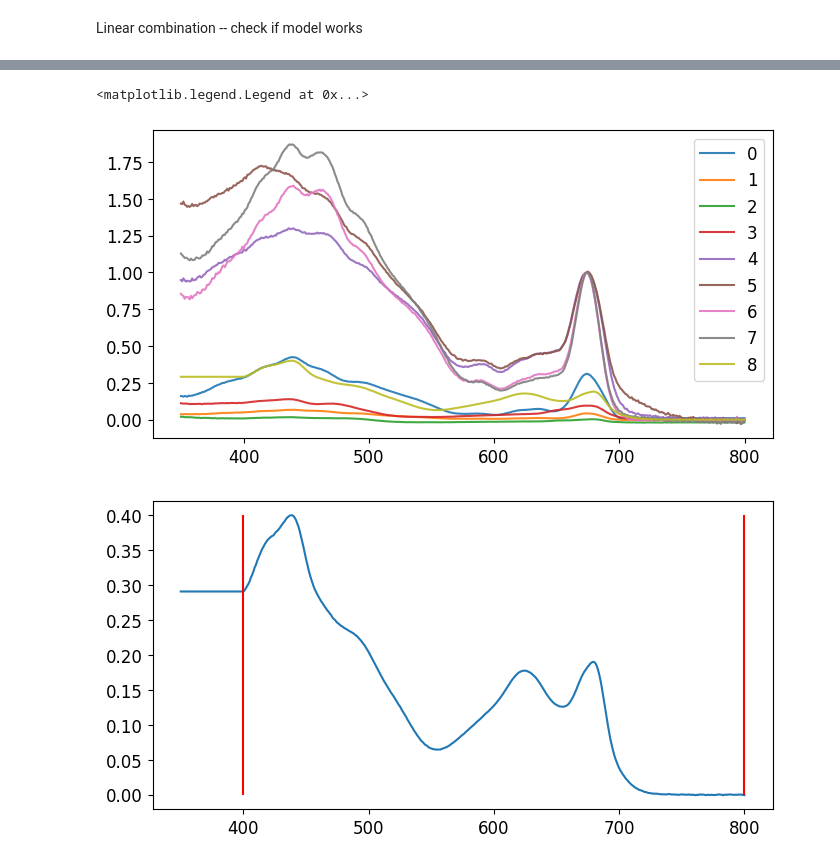
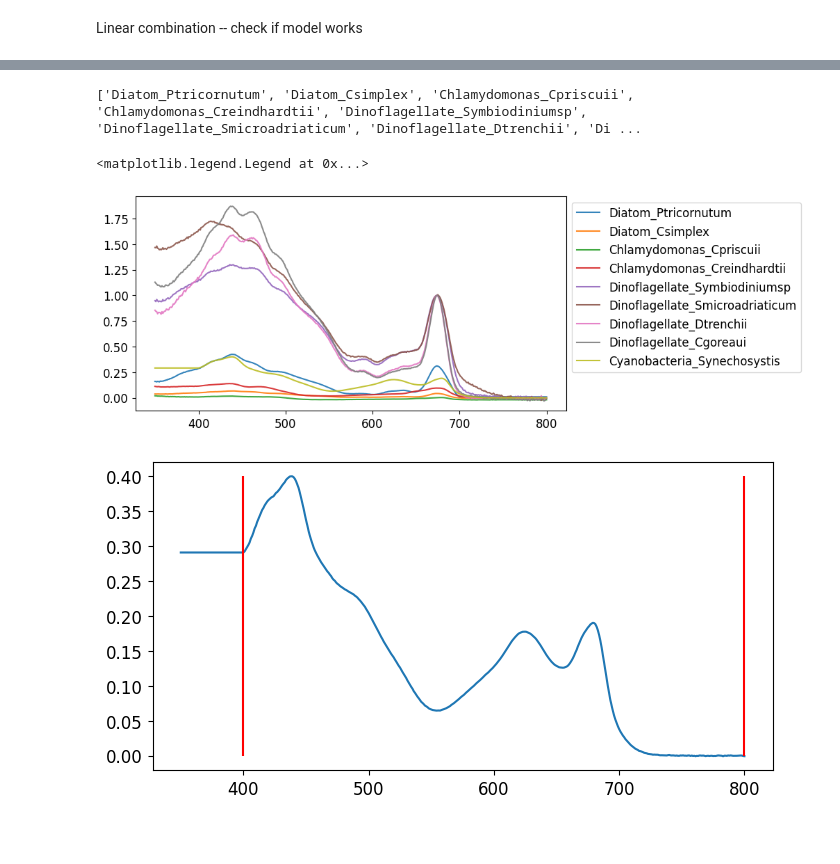
Before and after one commit to matsbannink/machine_learning, a Jupyter notebook: characterization_all_species.ipynb, the cells around one changed output, grey strips where cells are left out. Saved outputs shown, nothing was run; the diff lists cells and outputs as text; code cells hidden in the pictures; blank space fills up the shorter version.

```diff
--- a/characterization_all_species.ipynb
+++ b/characterization_all_species.ipynb
@@ -260,13 +306,16 @@ Random guess:11.11111111111111
 # %%
 mixture_spectra_full, weights_spectra = generate_mixture_spectra(df)
 mixture_spectra_full = mixture_spectra_full.to_numpy()
 mixture_spectra = mixture_spectra_full.astype(float).T # shape (600, 451)(samples, wavelengths)
+species_names = df.columns[1:].tolist()   # adjust if needed
+print(species_names)
 for i, pure in enumerate(mixture_spectra[1:10, :]):
-    plt.plot(wavelength, pure, alpha = .9, label = i)
-plt.legend()
+    plt.plot(wavelength, pure, alpha = .9, label = species_names[i])
+plt.legend(bbox_to_anchor = (1,1))
 # %% [output]
-<matplotlib.legend.Legend at 0x...>
+['Diatom_Ptricornutum', 'Diatom_Csimplex', 'Chlamydomonas_Cpriscuii', 'Chlamydomonas_Creindhardtii', 'Dinoflagellate_Symbiodiniumsp', 'Dinoflagellate_Smicroadriaticum', 'Dinoflagellate_Dtrenchii', 'Di ...
+<matplotlib.legend.Legend at 0x...>
-[figure, old version]
+[figure, new version]
 # %%
 plt.plot(wavelength, mixture_spectra[9, :])
 plt.vlines(400, 0, 0.40, color = 'red')
```
Also changed, not shown: parts of 7 cells of this notebook, 4 other files.
